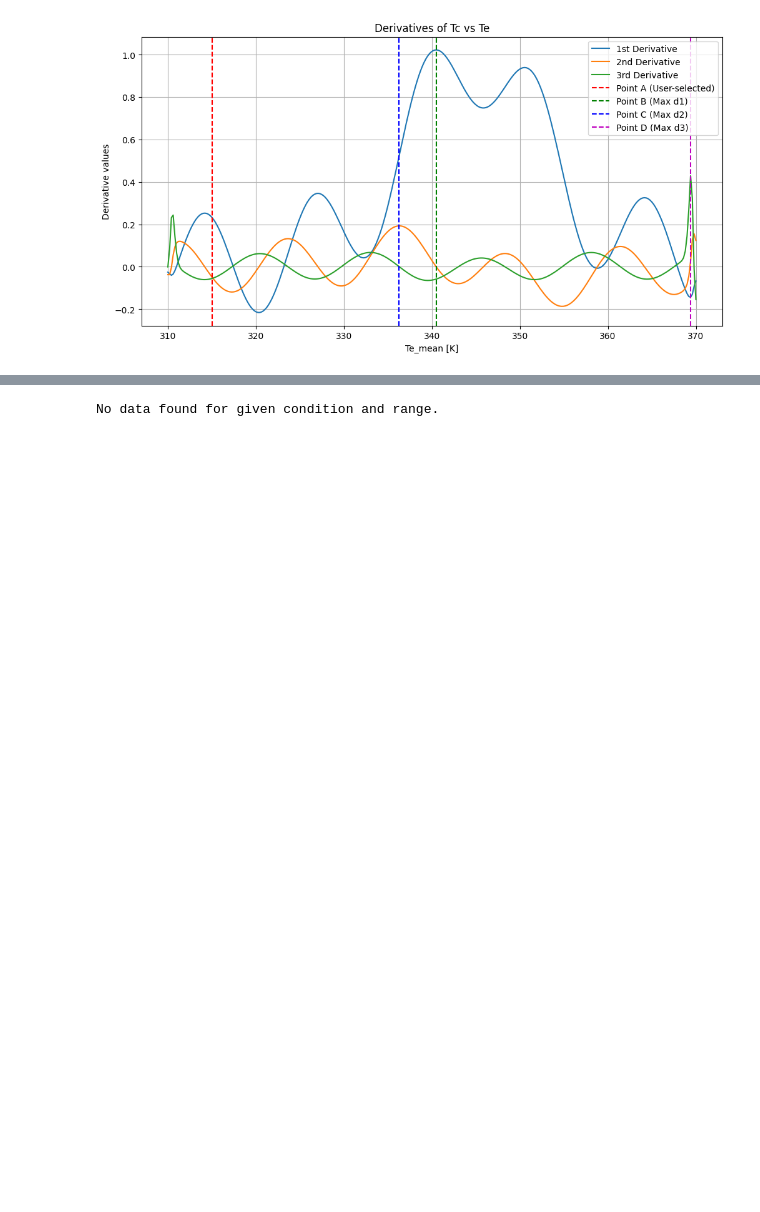
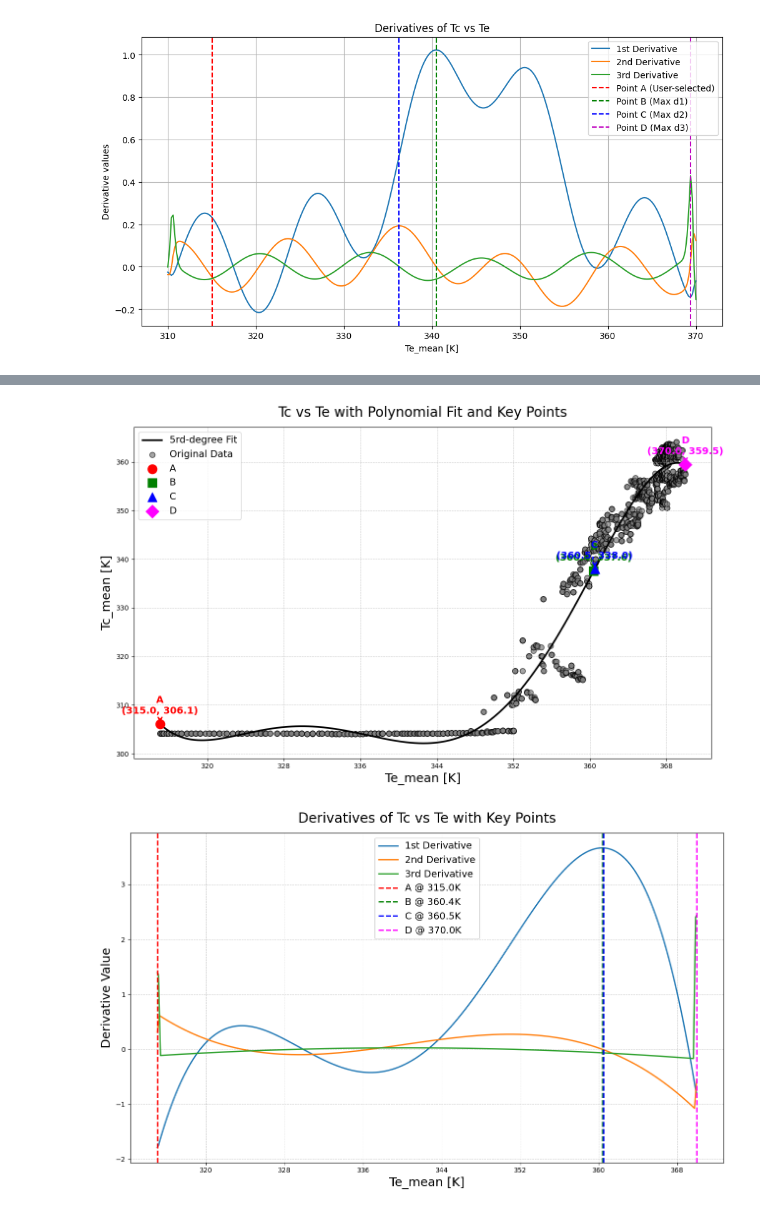
Before and after one commit to kamleshparmar17/Advanced_PulseHeatPipe_krp, a Jupyter notebook: ml/eda/derivative.ipynb, the cells around one changed output, grey strips where cells are left out. Cells and saved outputs as stored; diff of their text form; code cells hidden in the pictures; blank space fills up the shorter version.

```diff
--- a/ml/eda/derivative.ipynb
+++ b/ml/eda/derivative.ipynb
@@ -363,7 +417,7 @@ csv_path = 'database.csv'
 df = pd.read_csv(csv_path)
 
 # --- Step 2: Select condition and filter range ---
-Q, FR, alpha, beta = 120, 60, 0, 0
+Q, FR, alpha, beta = 100, 60, 90, 0
 point_A_Te = 315  # User-defined A
 
 # Filter for condition
@@ -402,8 +456,8 @@ else:
     point_B_idx = B_range.start + np.argmax(d1[B_range])
     # C: max 2nd derivative after B and before D
     C_range = slice(point_B_idx + 1, point_D_idx)
-    point_C_idx = C_range.start + np.argmax(d2[C_range])
-
+    #point_C_idx = C_range.start + np.argmax(d2[C_range])
+    point_C_idx = point_B_idx
     # --- Step 7: Publication-quality plot: Fit + points + original data ---
     plt.figure(figsize=(13, 8))
     plt.plot(Te_fine, Tc_fit, '-', color='black', linewidth=2.5, label=f'{poly_deg}rd-degree Fit')
@@ -417,31 +471,32 @@ else:
         plt.scatter(Te_fine[idx], Tc_fit[idx], color=colors[label], s=180, marker=markers[label], zorder=5, label=f'{label}')
         plt.annotate(f'{label}\n({Te_fine[idx]:.1f}, {Tc_fit[idx]:.1f})',
                      (Te_fine[idx], Tc_fit[idx]),
                      textcoords="offset points", xytext=(0,15), ha='center', fontsize=14, color=colors[label], fontweight='bold',
                      arrowprops=dict(arrowstyle='->', color=colors[label], lw=2))
     plt.xlabel('Te_mean [K]', fontsize=18)
     plt.ylabel('Tc_mean [K]', fontsize=18)
     plt.title('Tc vs Te with Polynomial Fit and Key Points', fontsize=20, pad=15)
     plt.legend(fontsize=14, loc='best', frameon=True)
     plt.grid(True, which='both', linestyle='--', linewidth=0.7, alpha=0.7)
     plt.gca().xaxis.set_major_locator(MaxNLocator(integer=True))
     plt.tight_layout()
     plt.show()
 
     # --- Step 8: Publication-quality plot: Derivatives ---
     plt.figure(figsize=(13, 8))
     plt.plot(Te_fine, d1, label='1st Derivative', linewidth=2)
     plt.plot(Te_fine, d2, label='2nd Derivative', linewidth=2)
     plt.plot(Te_fine, d3, label='3rd Derivative', linewidth=2)
     for label, idx in points.items():
         plt.axvline(Te_fine[idx], color=colors[label], linestyle='--', linewidth=2, label=f'{label} @ {Te_fine[idx]:.1f}K')
     plt.xlabel('Te_mean [K]', fontsize=18)
     plt.ylabel('Derivative Value', fontsize=18)
     plt.title('Derivatives of Tc vs Te with Key Points', fontsize=20, pad=15)
     plt.legend(fontsize=14, loc='best', frameon=True)
     plt.grid(True, which='both', linestyle='--', linewidth=0.7, alpha=0.7)
     plt.gca().xaxis.set_major_locator(MaxNLocator(integer=True))
     plt.tight_layout()
     plt.show()
 # %% [output]
-No data found for given condition and range.
+[figure, added]
+[figure, added]
```
Also changed, not shown: parts of 13 cells of this notebook, 1 other file.
